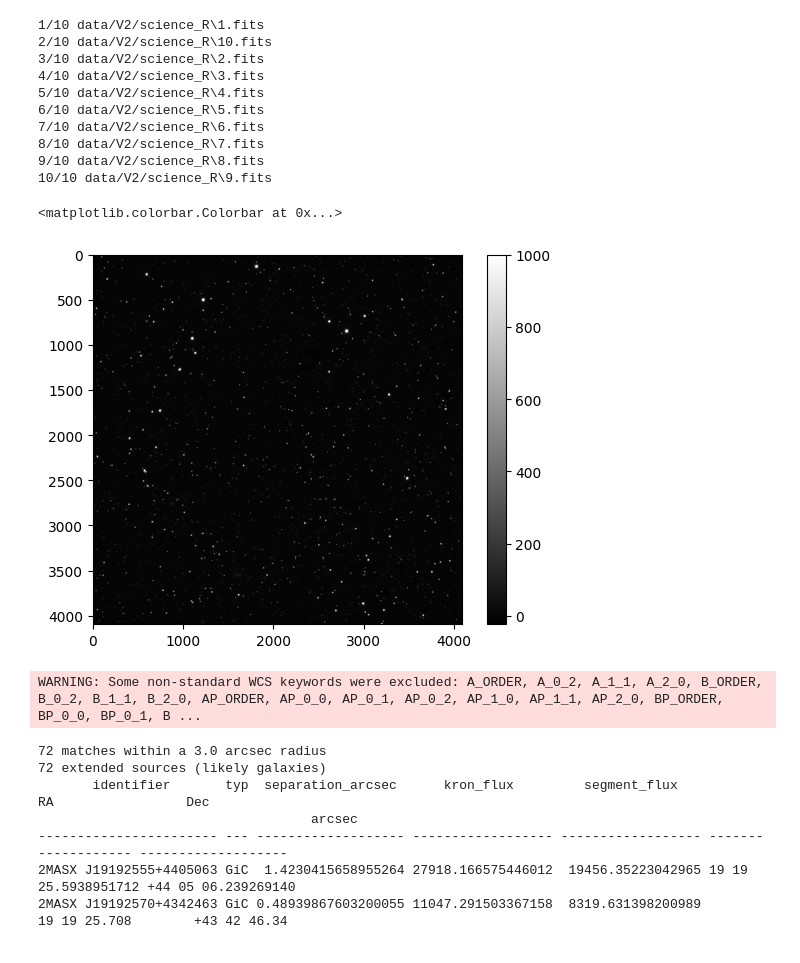
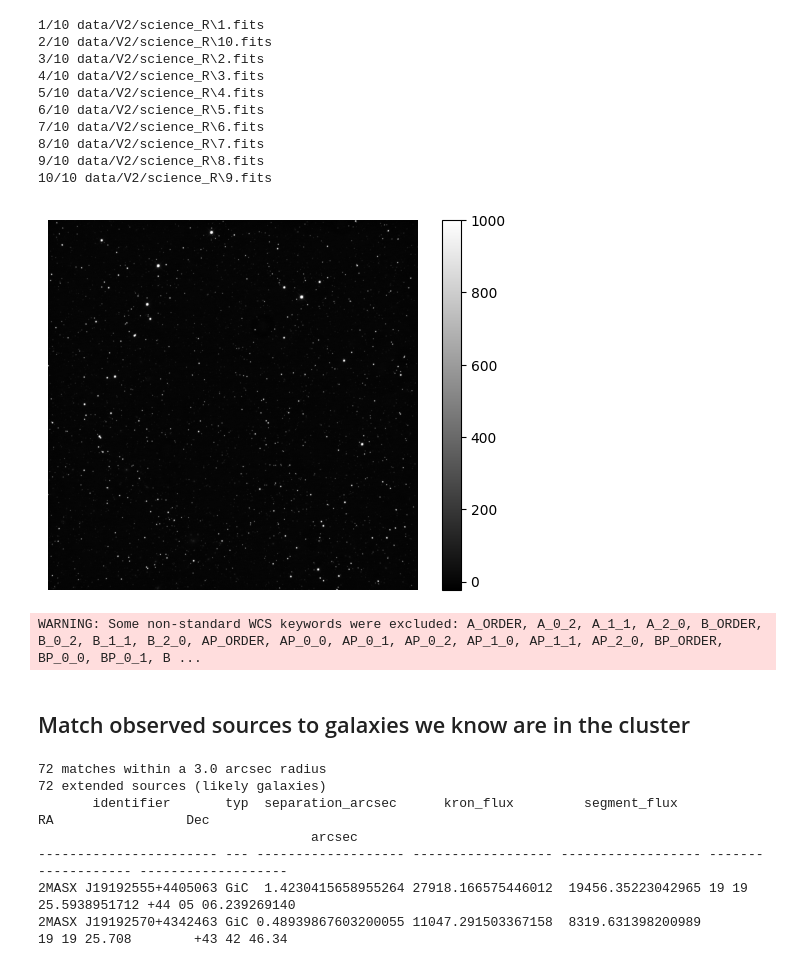
Before and after one commit to JackDavidMaher/THE-BOYZ-ARE-BACK, a Jupyter notebook: Astro_Labbook_2025.ipynb, the cells around one changed output. Cells and saved outputs as stored; diff of their text form; code cells hidden in the pictures.

```diff
--- a/Astro_Labbook_2025.ipynb
+++ b/Astro_Labbook_2025.ipynb
@@ -911,9 +957,10 @@ combined = np.nanmedian(cube, axis=0)
 # %%
 plt.imshow(combined, cmap ='gray', vmin = -23, vmax = 1000)
 plt.colorbar()
+plt.axis('off')
+plt.savefig("Combined.png", bbox_inches='tight')
 # %% [output]
-<matplotlib.colorbar.Colorbar at 0x...>
-[figure, old version]
+[figure, new version]
 # %%
 fits.writeto('combined_image.fits', combined, header=wcs. to_header(), overwrite=True)
 # %% [output]
@@ -940,4 +987,6 @@ error = calc_total_error(np. array(combined), np.asarray(rms_array), 2.2)
 source_catalog = SourceCatalog(data = np.asarray(combined), segment_img= segm_deblend, convolved_data = np.array(convolved_data), error = np.asarray(error), wcs= wcs)
 
 image_table = source_catalog.to_table()
+# %% [markdown]
+## Match observed sources to galaxies we know are in the cluster
 # %%
```
Also changed, not shown: parts of 30 cells of this notebook.
